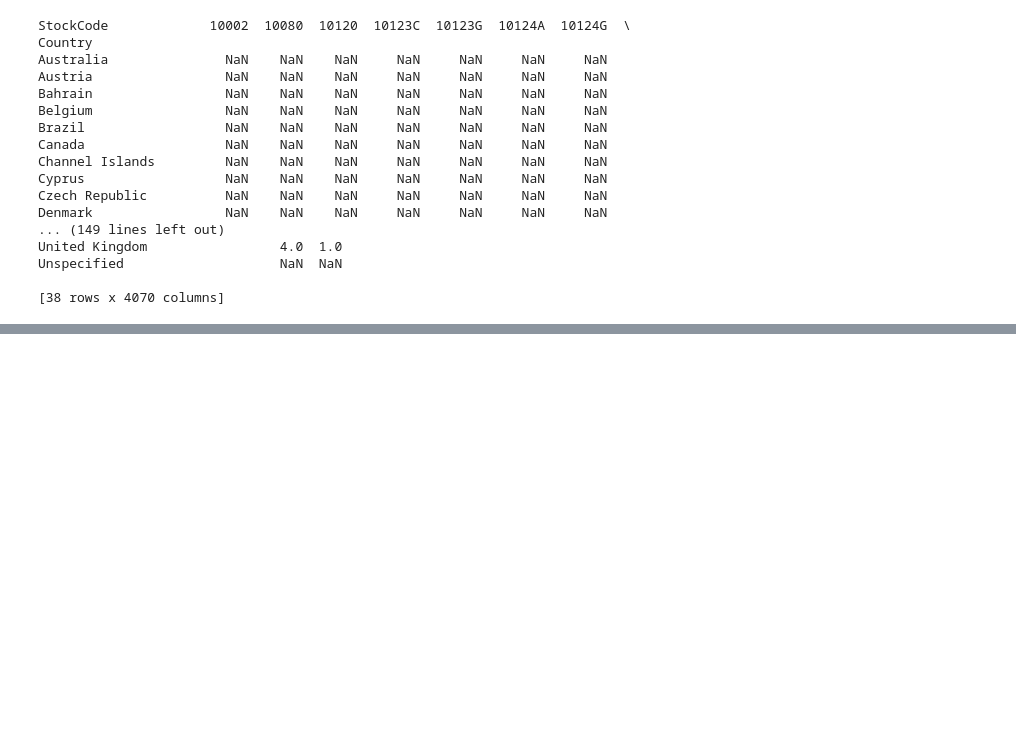
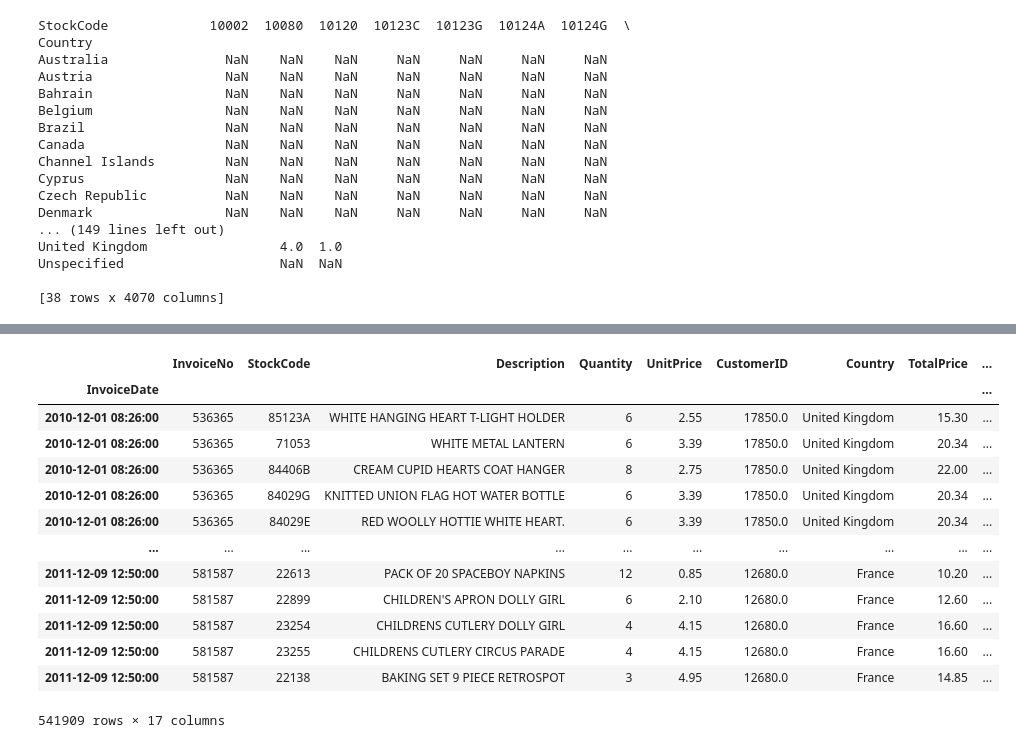
Before and after one commit to rebeca07-pedrozo/Python_ciencia_de_datos, a Jupyter notebook: pandas.ipynb, the cells around one changed output, grey strips where cells are left out. Cells and saved outputs as stored; diff of their text form; code cells hidden in the pictures; blank space fills up the shorter version.

```diff
--- a/pandas.ipynb
+++ b/pandas.ipynb
@@ -726,0 +945,4 @@ Unspecified                    NaN  NaN
+# %%
+#ps nosotras ya lo habiamos cambiado pero por si algo aca esta para object > a datetime
+retail_data['InvoiceDate']=pd.to_datetime(retail_data['InvoiceDate'])
+retail_data.info()
@@ -726,0 +970,13 @@ Unspecified                    NaN  NaN
+# %%
+#borrar los nulos del InvoiceDate
+retail_data.dropna(subset=['InvoiceDate'], inplace=True)
+# %%
+retail_data.set_index('InvoiceDate',inplace=True)
+# %%
+retail_data['Year']=retail_data.index.year
+retail_data['Month']=retail_data.index.month
+retail_data['Day']=retail_data.index.day
+retail_data['Weekdy']=retail_data.index.weekday #Error, falto una a
+retail_data['Hour']=retail_data.index.hour
+print(retail_data['Year'])
+print(retail_data['Hour'])
@@ -726,0 +1001,17 @@ Unspecified                    NaN  NaN
+# %%
+retail_data
+# %% [output]
+|  | InvoiceNo | StockCode | Description | Quantity | UnitPrice | CustomerID | Country | TotalPrice | ... |
+| InvoiceDate |  |  |  |  |  |  |  |  | ... |
+| 2010-12-01 08:26:00 | 536365 | 85123A | WHITE HANGING HEART T-LIGHT HOLDER | 6 | 2.55 | 17850.0 | United Kingdom | 15.30 | ... |
+| 2010-12-01 08:26:00 | 536365 | 71053 | WHITE METAL LANTERN | 6 | 3.39 | 17850.0 | United Kingdom | 20.34 | ... |
+| 2010-12-01 08:26:00 | 536365 | 84406B | CREAM CUPID HEARTS COAT HANGER | 8 | 2.75 | 17850.0 | United Kingdom | 22.00 | ... |
+| 2010-12-01 08:26:00 | 536365 | 84029G | KNITTED UNION FLAG HOT WATER BOTTLE | 6 | 3.39 | 17850.0 | United Kingdom | 20.34 | ... |
+| 2010-12-01 08:26:00 | 536365 | 84029E | RED WOOLLY HOTTIE WHITE HEART. | 6 | 3.39 | 17850.0 | United Kingdom | 20.34 | ... |
+| ... | ... | ... | ... | ... | ... | ... | ... | ... | ... |
+| 2011-12-09 12:50:00 | 581587 | 22613 | PACK OF 20 SPACEBOY NAPKINS | 12 | 0.85 | 12680.0 | France | 10.20 | ... |
+| 2011-12-09 12:50:00 | 581587 | 22899 | CHILDREN'S APRON DOLLY GIRL | 6 | 2.10 | 12680.0 | France | 12.60 | ... |
+| 2011-12-09 12:50:00 | 581587 | 23254 | CHILDRENS CUTLERY DOLLY GIRL | 4 | 4.15 | 12680.0 | France | 16.60 | ... |
+| 2011-12-09 12:50:00 | 581587 | 23255 | CHILDRENS CUTLERY CIRCUS PARADE | 4 | 4.15 | 12680.0 | France | 16.60 | ... |
+| 2011-12-09 12:50:00 | 581587 | 22138 | BAKING SET 9 PIECE RETROSPOT | 3 | 4.95 | 12680.0 | France | 14.85 | ... |
+541909 rows × 17 columns
```
Also changed, not shown: parts of 29 cells of this notebook.
